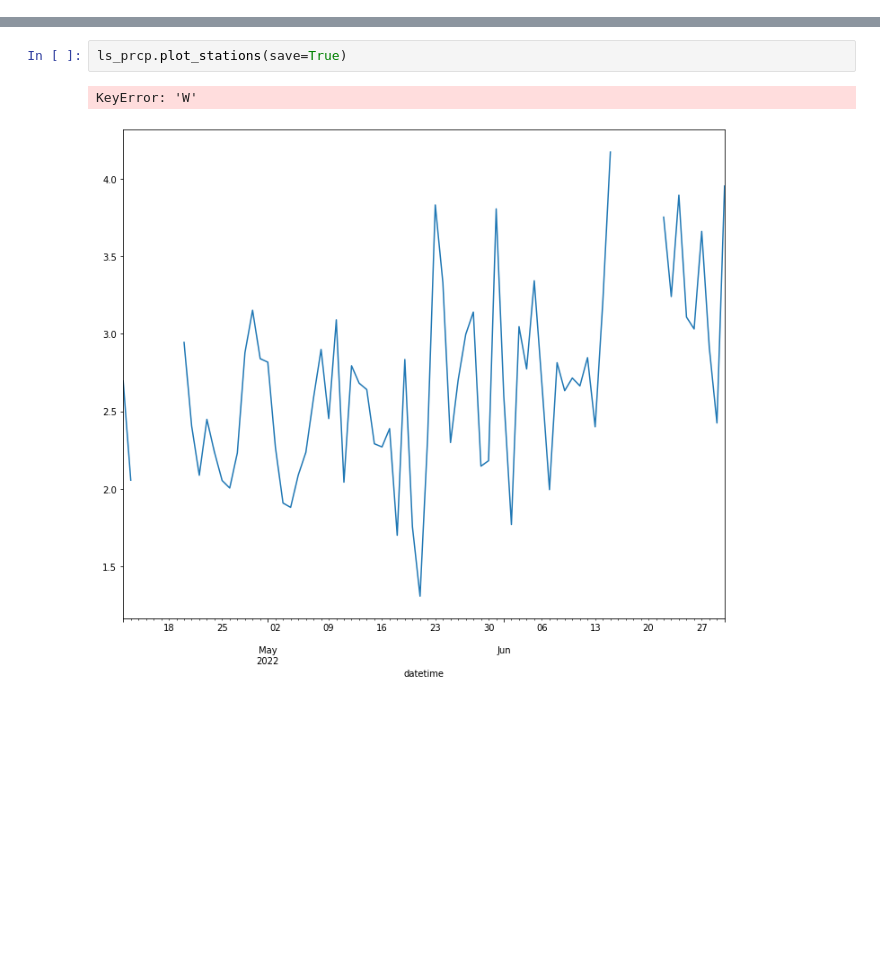
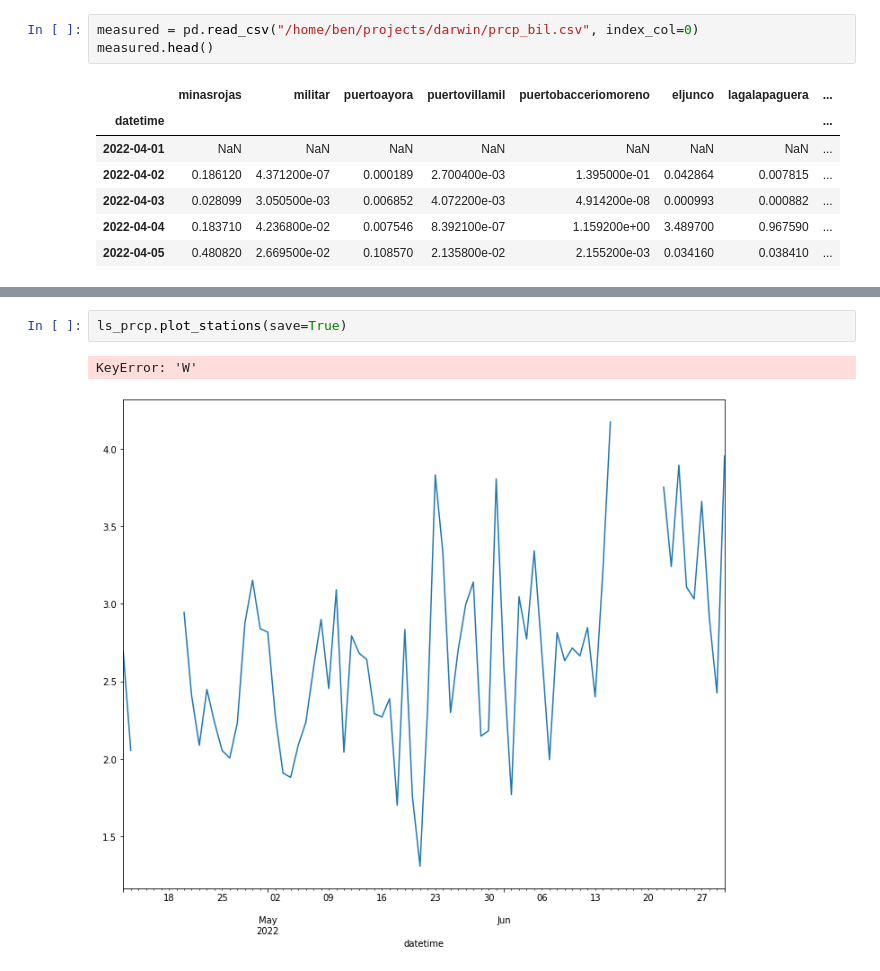
Before and after one commit to benatouba/darwin, a Jupyter notebook: analysis_of_measurements.ipynb, the cells around one changed output, grey strips where cells are left out. Drawn from its saved outputs; the diff is of its cells as text; blank space fills up the shorter version.

```diff
--- a/analysis_of_measurements.ipynb
+++ b/analysis_of_measurements.ipynb
@@ -21,0 +23,11 @@ RuntimeError: dataset Grid not understood.
+# %%
+measured = pd.read_csv("/home/ben/projects/darwin/prcp_bil.csv", index_col=0)
+measured.head()
+# %% [output]
+|  | minasrojas | militar | puertoayora | puertovillamil | puertobacceriomoreno | eljunco | lagalapaguera | ... |
+| datetime |  |  |  |  |  |  |  | ... |
+| 2022-04-01 | NaN | NaN | NaN | NaN | NaN | NaN | NaN | ... |
+| 2022-04-02 | 0.186120 | 4.371200e-07 | 0.000189 | 2.700400e-03 | 1.395000e-01 | 0.042864 | 0.007815 | ... |
+| 2022-04-03 | 0.028099 | 3.050500e-03 | 0.006852 | 4.072200e-03 | 4.914200e-08 | 0.000993 | 0.000882 | ... |
+| 2022-04-04 | 0.183710 | 4.236800e-02 | 0.007546 | 8.392100e-07 | 1.159200e+00 | 3.489700 | 0.967590 | ... |
+| 2022-04-05 | 0.480820 | 2.669500e-02 | 0.108570 | 2.135800e-02 | 2.155200e-03 | 0.034160 | 0.038410 | ... |
```
Also changed, not shown: parts of 3 cells of this notebook, 10 other files.
